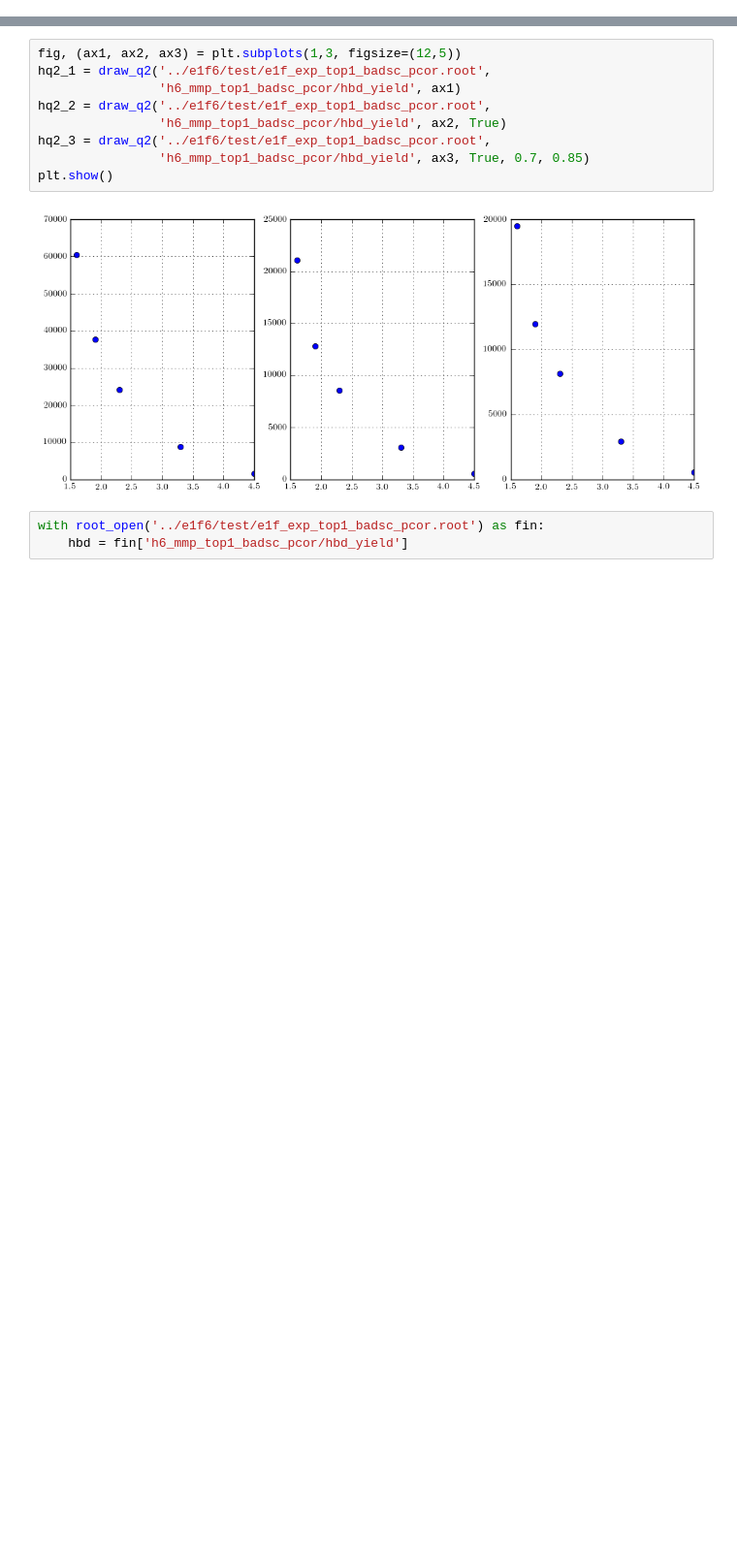
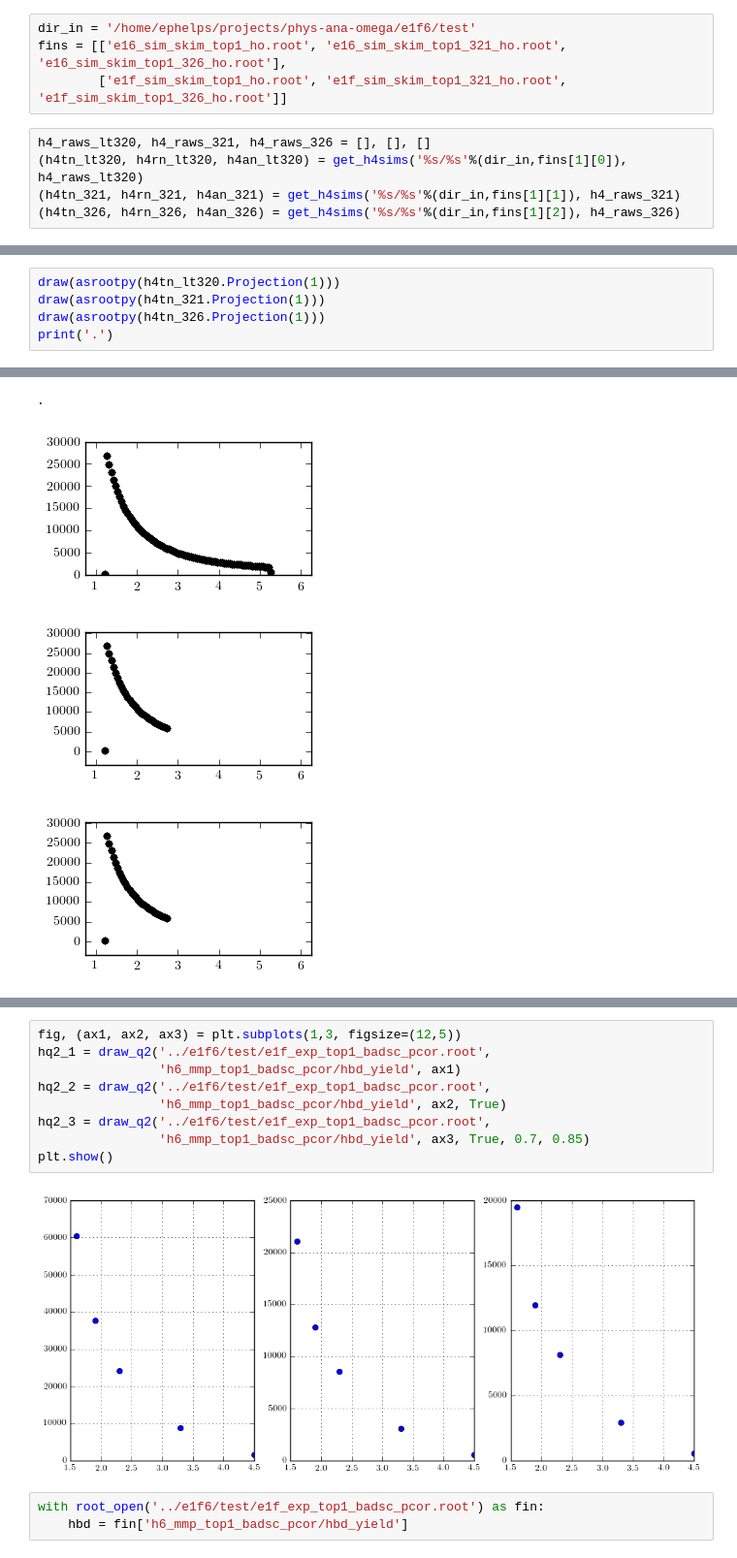
Before and after one commit to evan-phelps/phys-ana-omega, a Jupyter notebook: worksheets/xsects_binned.ipynb, the cells around one changed output, grey strips where cells are left out. Shown at 97% size. Cells and saved outputs as stored; diff of their text form; blank space fills up the shorter version.

```diff
--- a/worksheets/xsects_binned.ipynb
+++ b/worksheets/xsects_binned.ipynb
@@ -96,0 +151,9 @@ def draw_q2(fn, tpath, ax, bgsub=False, mmplo=0.6, mmphi=0.95):
+# %%
+dir_in = '/home/ephelps/projects/phys-ana-omega/e1f6/test'
+fins = [['e16_sim_skim_top1_ho.root', 'e16_sim_skim_top1_321_ho.root', 'e16_sim_skim_top1_326_ho.root'],
+        ['e1f_sim_skim_top1_ho.root', 'e1f_sim_skim_top1_321_ho.root', 'e1f_sim_skim_top1_326_ho.root']]
+# %%
+h4_raws_lt320, h4_raws_321, h4_raws_326 = [], [], []
+(h4tn_lt320, h4rn_lt320, h4an_lt320) = get_h4sims('%s/%s'%(dir_in,fins[1][0]), h4_raws_lt320)
+(h4tn_321, h4rn_321, h4an_321) = get_h4sims('%s/%s'%(dir_in,fins[1][1]), h4_raws_321)
+(h4tn_326, h4rn_326, h4an_326) = get_h4sims('%s/%s'%(dir_in,fins[1][2]), h4_raws_326)
@@ -96,0 +195,6 @@ def draw_q2(fn, tpath, ax, bgsub=False, mmplo=0.6, mmphi=0.95):
+# %%
+draw(asrootpy(h4tn_lt320.Projection(1)))
+draw(asrootpy(h4tn_321.Projection(1)))
+draw(asrootpy(h4tn_326.Projection(1)))
+print('.')
+# %% [output]
@@ -96,0 +203,4 @@ def draw_q2(fn, tpath, ax, bgsub=False, mmplo=0.6, mmphi=0.95):
+.
+[figure, added]
+[figure, added]
+[figure, added]
```
Also changed, not shown: parts of 14 cells of this notebook, 2 other files.
